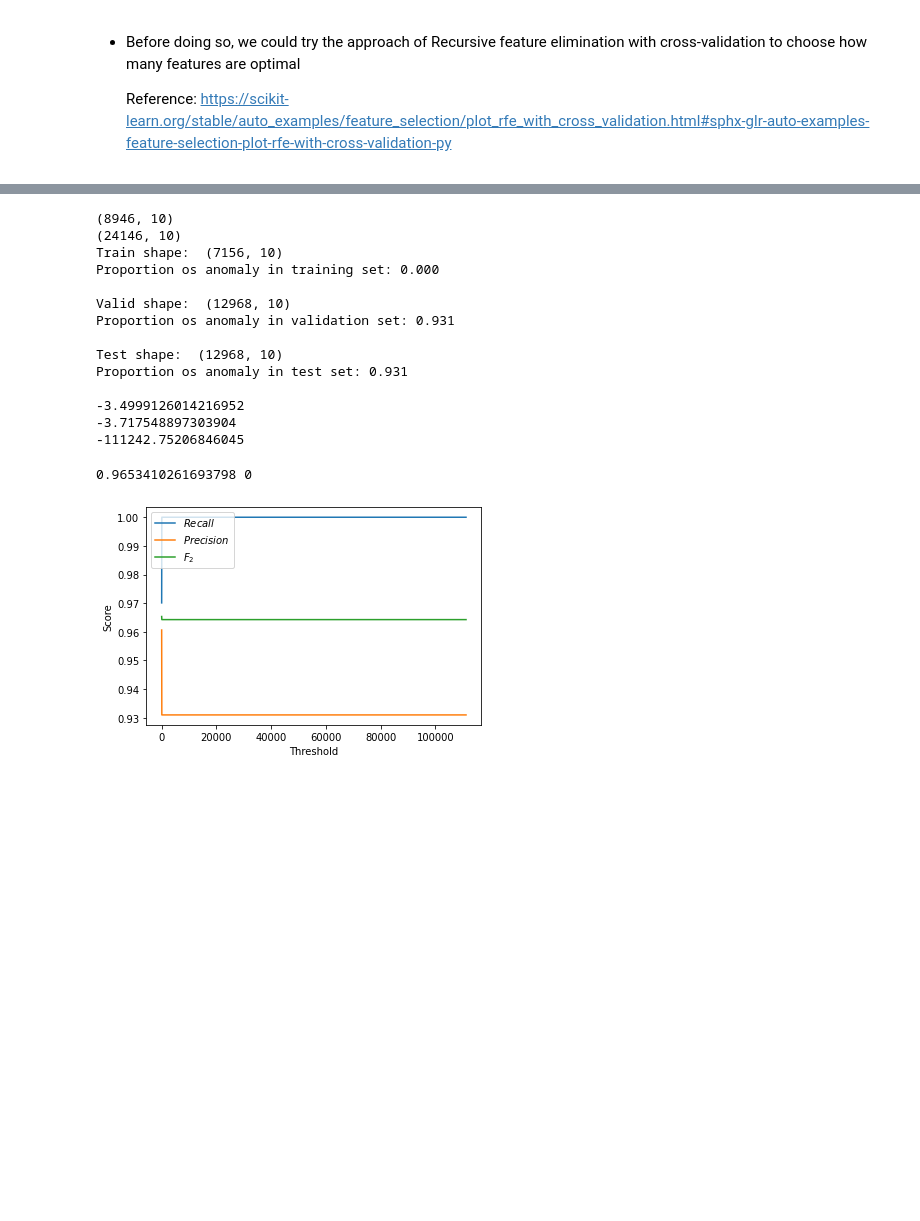
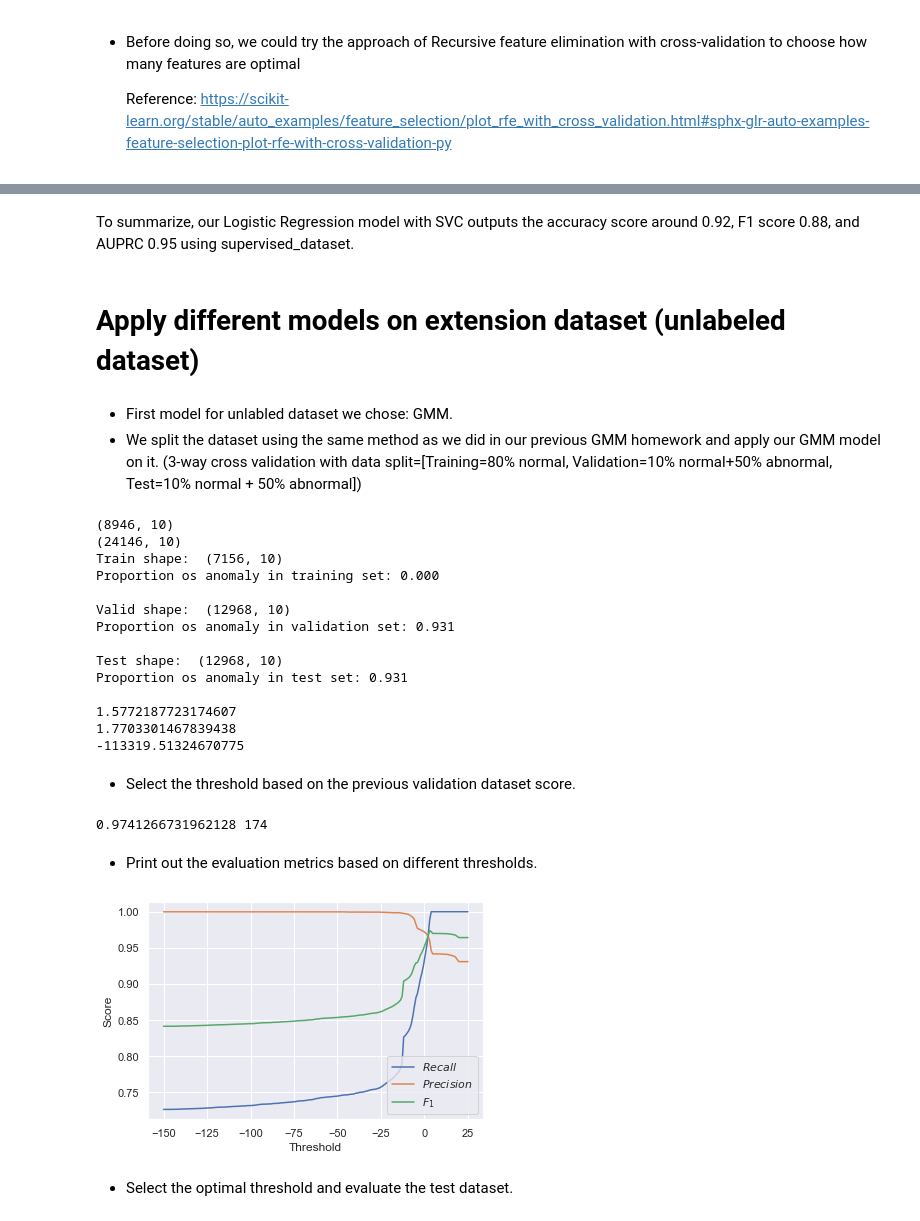
Before and after one commit to rankitten/Security_Analytics_Project, a Jupyter notebook: API_20220428.ipynb, the cells around one changed output, grey strips where cells are left out. Cells and saved outputs as stored; diff of their text form; code cells hidden in the pictures; blank space fills up the shorter version.

```diff
--- a/API_20220428.ipynb
+++ b/API_20220428.ipynb
@@ -686,0 +564,11 @@ Model score (R-squared) for extension file: 0.56
+# %%
+kf = StratifiedKFold(n_splits=4) #4 folds
+kf.get_n_splits(X)
+
+for train, test in kf.split(X, y):
+    X_train1, X_test1 = X.iloc[train], X.iloc[test]
+    y_train1, y_test1 = y.iloc[train], y.iloc[test]
+    bay_ridge = BayesianRidge().fit(X_train1, y_train1)
+    score=bay_ridge.score(X_train1, y_train1)
+    #print(y_test1)
+    print("Model score (R-squared) for supervised_dataset: %.2f" % score)
@@ -718,0 +608,16 @@ Root_mean_squared_error: 0.29
+# %%
+clf = svm.SVC(probability=True)
+clf.fit(X_train1, y_train1)
+y_pred = clf.predict_proba(X_test1)
+y_hat1 = clf.predict(X_test1)
+print("Accuracy:", accuracy_score(y_test1, y_hat1))
+print("F1 score:", f1_score(y_test1, y_hat1))
+fraud_precision, fraud_recall, thresholds = precision_recall_curve(y_test1, y_pred[:, 1])
+print("AUPRC:", auc(fraud_recall, fraud_precision))
+no_skill = len(y_test1[y_test1==1]) / len(y_test1)
+plt.plot([0, 1], [no_skill, no_skill], linestyle="--", label='No Skill')
+plt.plot(fraud_recall, fraud_precision, marker='*', label='Support Vector Machine')
+plt.xlabel('Recall')
+plt.ylabel('Precision')
+plt.legend()
+plt.show()
@@ -864,12 +777,19 @@ AUPRC: 0.9690973061346179
+# %% [markdown]
+To summarize, our Logistic Regression model with SVC outputs the accuracy score around 0.92, F1 score 0.88, and AUPRC 0.95 using supervised_dataset.
+# %% [markdown]
+# Apply different models on extension dataset (unlabeled dataset)
+# %% [markdown]
+* First model for unlabled dataset we chose: GMM.
+* We split the dataset using the same method as we did in our previous GMM homework and apply our GMM model on it. (3-way cross validation with data split=[Training=80% normal, Validation=10% normal+50% abnormal, Test=10% normal + 50% abnormal])
 # %%
 from sklearn.mixture import GaussianMixture
 normal = api_ext[api_ext['classification'] == 0]
-#normal = api[api['classification'] == 0]
 anomaly = api_ext[api_ext['classification'] == 1]
-#anomaly = api[api['classification'] == 1]
 print(normal.shape)
 print(anomaly.shape)
+# train data is only from normal dataset, and take 80% of normal data
 train, normal_test, _, _ = train_test_split(normal, normal, test_size=.2, random_state=6)
+# split the original dataset into 50% validation data and 50% test data.
 normal_valid, normal_test, _, _ = train_test_split(normal_test, normal_test, test_size=.5, random_state=6)
 anormal_valid, anormal_test, _, _ = train_test_split(anomaly, anomaly, test_size=.5, random_state=6)
 
@@ -889,16 +809,15 @@ valid_df = valid.copy()
 test_df = test.copy()
 #print(train_df, valid_df, test_df)
 #only use ['V17', 'V14', 'V12', 'V10']
-train_df.drop(['source', 'sequence_length', 'classification'], axis =1, inplace = True)
-valid_df.drop(['source', 'sequence_length'], axis =1, inplace = True)
+train_df.drop('classification', axis =1, inplace = True)
 #train_df.drop('classification', axis=1, inplace=True)
-max_diff = 0
+#max_diff = 0
 gmm = GaussianMixture(n_components=3, n_init=4, random_state=6)
 gmm.fit(train_df)
 print(gmm.score(train_df))
-a = gmm.score(valid_df[valid_df['classification'] == 0].drop('classification', axis=1).values)
+#a = gmm.score(valid_df[valid_df['classification'] == 0].drop('classification', axis=1).values)
 print(gmm.score(valid_df[valid_df['classification'] == 0].drop('classification', axis=1).values))
-b = gmm.score(valid_df[valid_df['classification'] == 1].drop('classification', axis=1).values)
+#b = gmm.score(valid_df[valid_df['classification'] == 1].drop('classification', axis=1).values)
 print(gmm.score(valid_df[valid_df['classification'] == 1].drop('classification', axis=1).values))
 # %% [output]
 (8946, 10)
@@ -912,11 +831,13 @@ Proportion os anomaly in validation set: 0.931
 Test shape:  (12968, 10)
 Proportion os anomaly in test set: 0.931
 
--3.4999126014216952
--3.717548897303904
--111242.75206846045
+1.5772187723174607
+1.7703301467839438
+-113319.51324670775
+# %% [markdown]
+* Select the threshold based on the previous validation dataset score.
 # %%
-tresholds = np.linspace(-4, 111240, 6000)
+tresholds = np.linspace(-150, 25, 200)
 y_scores = gmm.score_samples(valid_df.drop('classification', axis=1).values)
 scores = []
 y_true=valid_df['classification'].values
@@ -929,17 +850,21 @@ for treshold in tresholds:
 scores = np.array(scores)
 print(scores[:, 2].max(), scores[:, 2].argmax())
 # %% [output]
-0.9653410261693798 0
+0.9741266731962128 174
+# %% [markdown]
+* Print out the evaluation metrics based on different thresholds.
 # %%
 plt.plot(tresholds, scores[:, 0], label='$Recall$')
 plt.plot(tresholds, scores[:, 1], label='$Precision$')
-plt.plot(tresholds, scores[:, 2], label='$F_2$')
+plt.plot(tresholds, scores[:, 2], label='$F_1$')
 plt.ylabel('Score')
 plt.xlabel('Threshold')
 plt.legend(loc='best')
 plt.show()
 # %% [output]
-[figure, old version]
+[figure, new version]
+# %% [markdown]
+* Select the optimal threshold and evaluate the test dataset.
 # %%
 # So, the final threshold that the valid set helped to determine is
 final_tresh = tresholds[scores[:, 2].argmax()]
```
Also changed, not shown: parts of 30 cells of this notebook, 2 other files.
